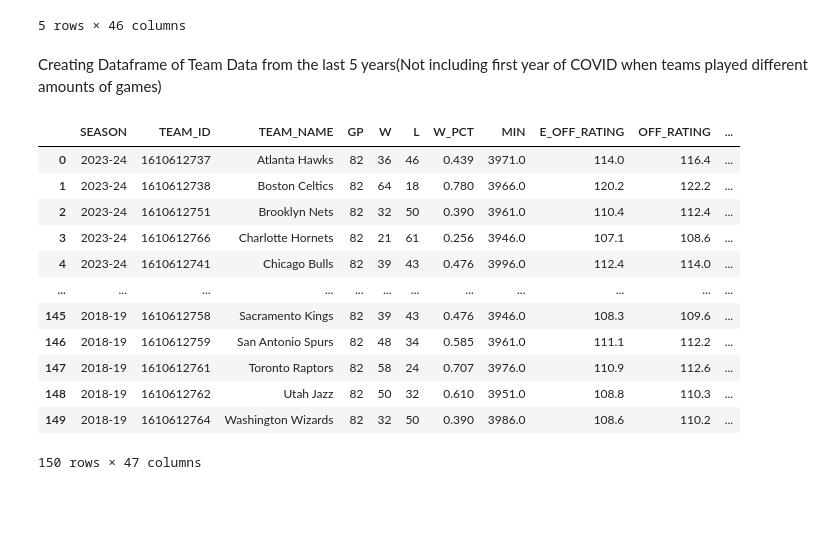
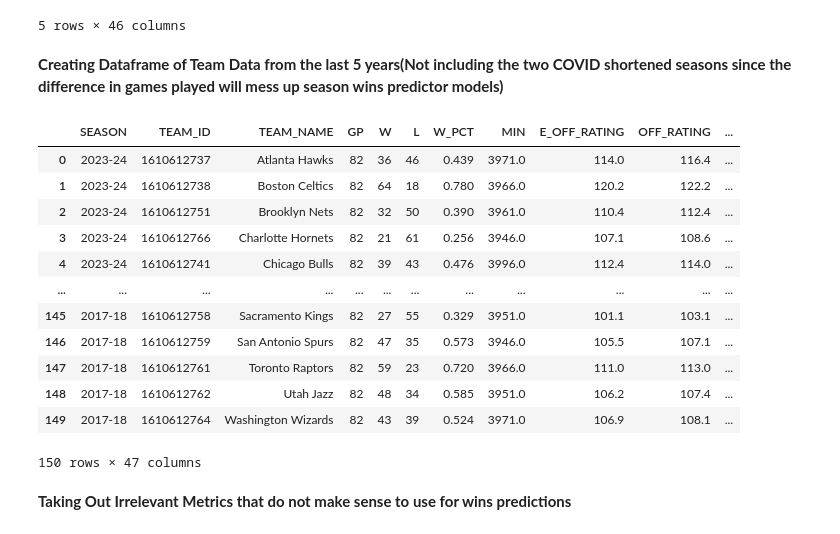
Before and after one commit to JLawrence04/Projects, a Jupyter notebook: NBA Season Wins Predictor/NBASeasonWinsPredictor.ipynb, the cells around one changed output. Drawn from its saved outputs; the diff is of its cells as text; code cells hidden in the pictures; blank space fills up the shorter version.

```diff
--- a/NBA Season Wins Predictor/NBASeasonWinsPredictor.ipynb
+++ b/NBA Season Wins Predictor/NBASeasonWinsPredictor.ipynb
@@ -20,30 +21,32 @@ datadf.head()
 | 4 | 1610612741 | Chicago Bulls | 82 | 39 | 43 | 0.476 | 3996.0 | 112.4 | 114.0 | ... |
 5 rows × 46 columns
 # %% [markdown]
-Creating Dataframe of Team Data from the last 5 years(Not including first year of COVID when teams played different amounts of games)
+**Creating Dataframe of Team Data from the last 5 years(Not including the two COVID shortened seasons since the difference in games played will mess up season wins predictor models)**
 # %%
-seasons = ['2023-24','2022-23','2021-22','2020-21','2018-19']
+seasons = ['2023-24','2022-23','2021-22','2018-19','2017-18']
 
 dfs = []
 for season in seasons:
     stats = leaguedashteamstats.LeagueDashTeamStats(season=season,measure_type_detailed_defense='Advanced')
     statsdf = stats.get_data_frames()[0]
     statsdf.insert(loc = 0 , column = 'SEASON', value=season)
     dfs.append(statsdf)
 
 NBA_df = pd.concat(dfs, ignore_index= True)
 NBA_df
 # %% [output]
 |  | SEASON | TEAM_ID | TEAM_NAME | GP | W | L | W_PCT | MIN | E_OFF_RATING | OFF_RATING | ... |
 | 0 | 2023-24 | 1610612737 | Atlanta Hawks | 82 | 36 | 46 | 0.439 | 3971.0 | 114.0 | 116.4 | ... |
 | 1 | 2023-24 | 1610612738 | Boston Celtics | 82 | 64 | 18 | 0.780 | 3966.0 | 120.2 | 122.2 | ... |
 | 2 | 2023-24 | 1610612751 | Brooklyn Nets | 82 | 32 | 50 | 0.390 | 3961.0 | 110.4 | 112.4 | ... |
 | 3 | 2023-24 | 1610612766 | Charlotte Hornets | 82 | 21 | 61 | 0.256 | 3946.0 | 107.1 | 108.6 | ... |
 | 4 | 2023-24 | 1610612741 | Chicago Bulls | 82 | 39 | 43 | 0.476 | 3996.0 | 112.4 | 114.0 | ... |
 | ... | ... | ... | ... | ... | ... | ... | ... | ... | ... | ... | ... |
-| 145 | 2018-19 | 1610612758 | Sacramento Kings | 82 | 39 | 43 | 0.476 | 3946.0 | 108.3 | 109.6 | ... |
-| 146 | 2018-19 | 1610612759 | San Antonio Spurs | 82 | 48 | 34 | 0.585 | 3961.0 | 111.1 | 112.2 | ... |
-| 147 | 2018-19 | 1610612761 | Toronto Raptors | 82 | 58 | 24 | 0.707 | 3976.0 | 110.9 | 112.6 | ... |
-| 148 | 2018-19 | 1610612762 | Utah Jazz | 82 | 50 | 32 | 0.610 | 3951.0 | 108.8 | 110.3 | ... |
-| 149 | 2018-19 | 1610612764 | Washington Wizards | 82 | 32 | 50 | 0.390 | 3986.0 | 108.6 | 110.2 | ... |
+| 145 | 2017-18 | 1610612758 | Sacramento Kings | 82 | 27 | 55 | 0.329 | 3951.0 | 101.1 | 103.1 | ... |
+| 146 | 2017-18 | 1610612759 | San Antonio Spurs | 82 | 47 | 35 | 0.573 | 3946.0 | 105.5 | 107.1 | ... |
+| 147 | 2017-18 | 1610612761 | Toronto Raptors | 82 | 59 | 23 | 0.720 | 3966.0 | 111.0 | 113.0 | ... |
+| 148 | 2017-18 | 1610612762 | Utah Jazz | 82 | 48 | 34 | 0.585 | 3951.0 | 106.2 | 107.4 | ... |
+| 149 | 2017-18 | 1610612764 | Washington Wizards | 82 | 43 | 39 | 0.524 | 3971.0 | 106.9 | 108.1 | ... |
 150 rows × 47 columns
+# %% [markdown]
+**Taking Out Irrelevant Metrics that do not make sense to use for wins predictions**
```
Also changed, not shown: parts of 14 cells of this notebook.
